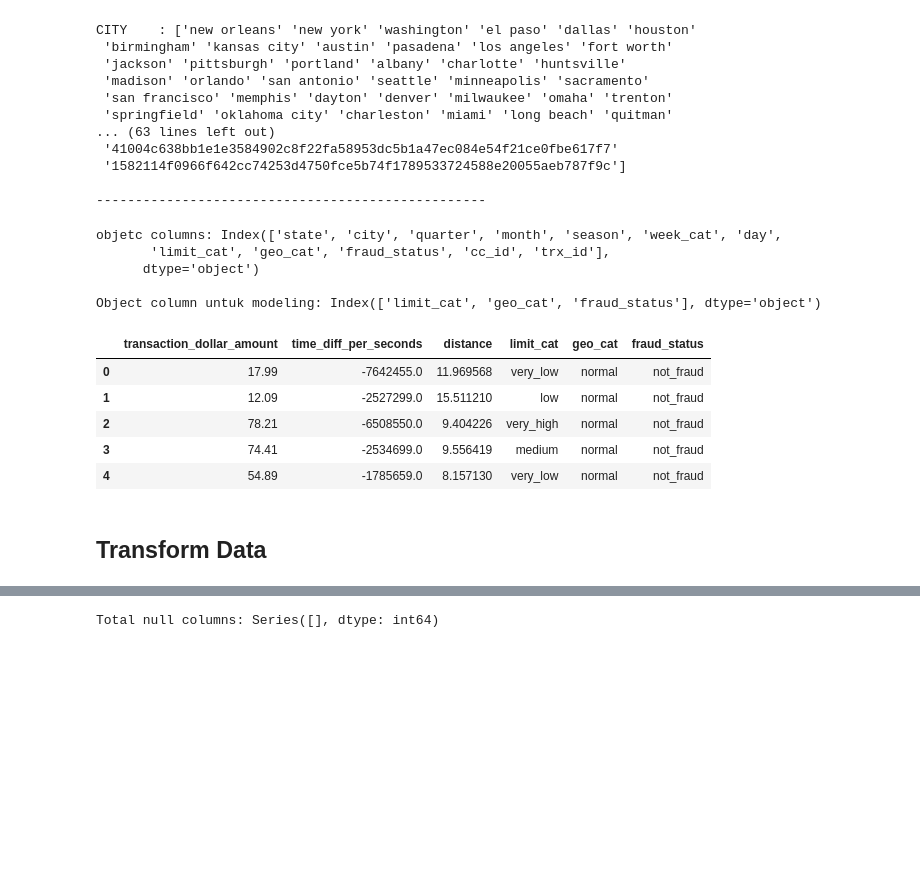
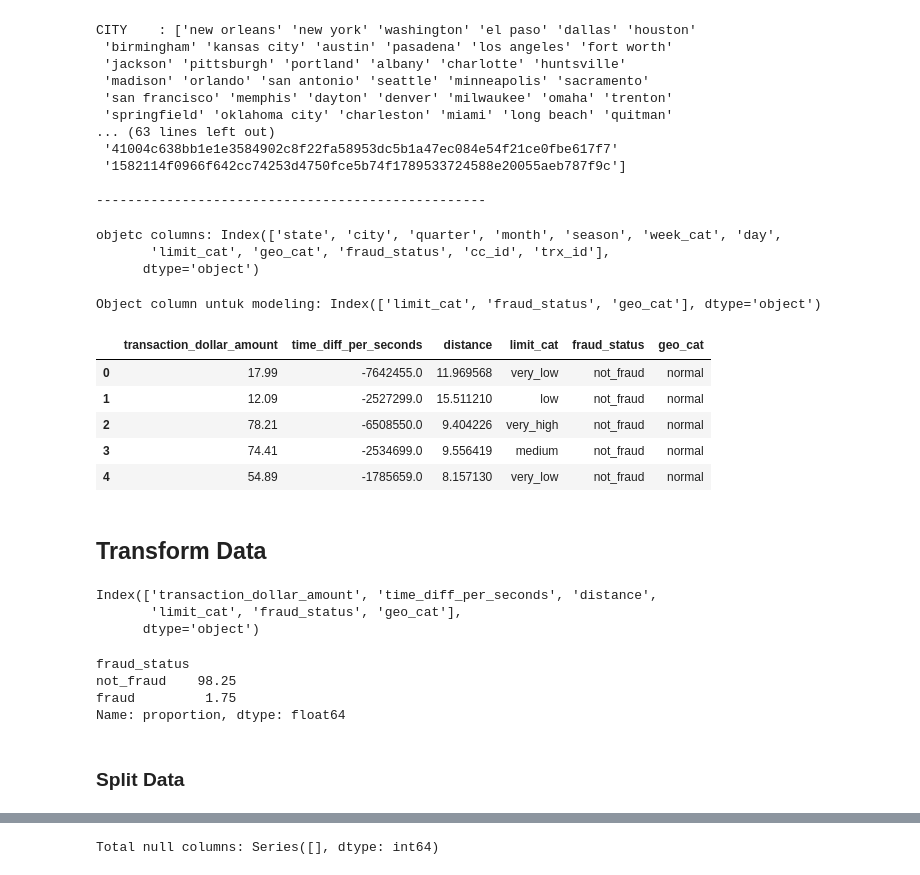
Before and after one commit to Pra5etya/Credit-Card-Fraud-Transactions, a Jupyter notebook: etl/data_modeling.ipynb, the cells around one changed output, grey strips where cells are left out. Cells and saved outputs as stored; diff of their text form; code cells hidden in the pictures; blank space fills up the shorter version.

```diff
--- a/etl/data_modeling.ipynb
+++ b/etl/data_modeling.ipynb
@@ -189,36 +193,53 @@ CITY    : ['new orleans' 'new york' 'washington' 'el paso' 'dallas' 'houston'
  '1582114f0966f642cc74253d4750fce5b74f1789533724588e20055aeb787f9c']
 
 --------------------------------------------------
+# %%
+# Drop kolom numerik
+df_obj = cc_df.select_dtypes(include = ['object'])
+print(f'objetc columns: {df_obj.columns}\n')
+# %% [output]
+objetc columns: Index(['state', 'city', 'quarter', 'month', 'season', 'week_cat', 'day',
+       'limit_cat', 'geo_cat', 'fraud_status', 'cc_id', 'trx_id'],
+      dtype='object')
 # %%
-# Drop kolom numerik
-df_obj = cc_df.select_dtypes(include = ['object'])
-print(f'objetc columns: {df_obj.columns}\n')
-
 # selected object columns
-filter_obj = ['limit_cat', 'geo_cat', 'fraud_status']
+filter_obj = ['limit_cat', 'fraud_status', 'geo_cat']
 selected_object = df_obj[filter_obj].columns
 
 #
 print("Object column untuk modeling:", selected_object)
 # %% [output]
-objetc columns: Index(['state', 'city', 'quarter', 'month', 'season', 'week_cat', 'day',
-       'limit_cat', 'geo_cat', 'fraud_status', 'cc_id', 'trx_id'],
-      dtype='object')
-
-Object column untuk modeling: Index(['limit_cat', 'geo_cat', 'fraud_status'], dtype='object')
+Object column untuk modeling: Index(['limit_cat', 'fraud_status', 'geo_cat'], dtype='object')
 # %%
 #
 model_col = selected_numeric.append(selected_object)
 
 #
-model_df = cc_df[model_col]
-model_df.head()
+model_col = cc_df[model_col]
+model_col.head()
 # %% [output]
-|  | transaction_dollar_amount | time_diff_per_seconds | distance | limit_cat | geo_cat | fraud_status |
-| 0 | 17.99 | -7642455.0 | 11.969568 | very_low | normal | not_fraud |
-| 1 | 12.09 | -2527299.0 | 15.511210 | low | normal | not_fraud |
-| 2 | 78.21 | -6508550.0 | 9.404226 | very_high | normal | not_fraud |
-| 3 | 74.41 | -2534699.0 | 9.556419 | medium | normal | not_fraud |
-| 4 | 54.89 | -1785659.0 | 8.157130 | very_low | normal | not_fraud |
+|  | transaction_dollar_amount | time_diff_per_seconds | distance | limit_cat | fraud_status | geo_cat |
+| 0 | 17.99 | -7642455.0 | 11.969568 | very_low | not_fraud | normal |
+| 1 | 12.09 | -2527299.0 | 15.511210 | low | not_fraud | normal |
+| 2 | 78.21 | -6508550.0 | 9.404226 | very_high | not_fraud | normal |
+| 3 | 74.41 | -2534699.0 | 9.556419 | medium | not_fraud | normal |
+| 4 | 54.89 | -1785659.0 | 8.157130 | very_low | not_fraud | normal |
 # %% [markdown]
 ## Transform Data
+# %%
+# remove NaN from target
+model_df = model_col.dropna(subset = ['fraud_status'])
+model_df.columns
+# %% [output]
+Index(['transaction_dollar_amount', 'time_diff_per_seconds', 'distance',
+       'limit_cat', 'fraud_status', 'geo_cat'],
+      dtype='object')
+# %%
+print(round(model_df["fraud_status"].value_counts(normalize = True) * 100, 2))
+# %% [output]
+fraud_status
+not_fraud    98.25
+fraud         1.75
+Name: proportion, dtype: float64
+# %% [markdown]
+### Split Data
```
Also changed, not shown: parts of 74 cells of this notebook, 1 other file.
